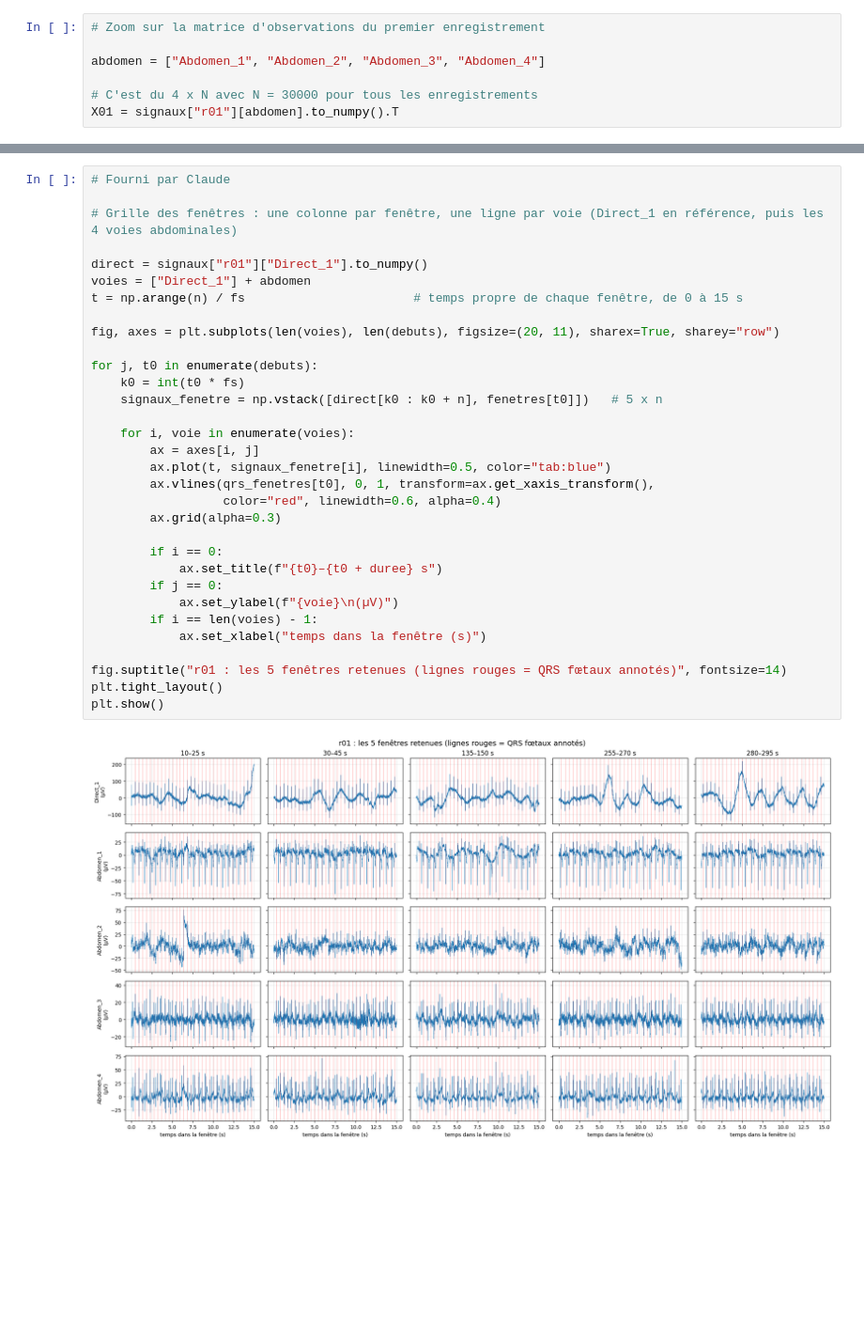
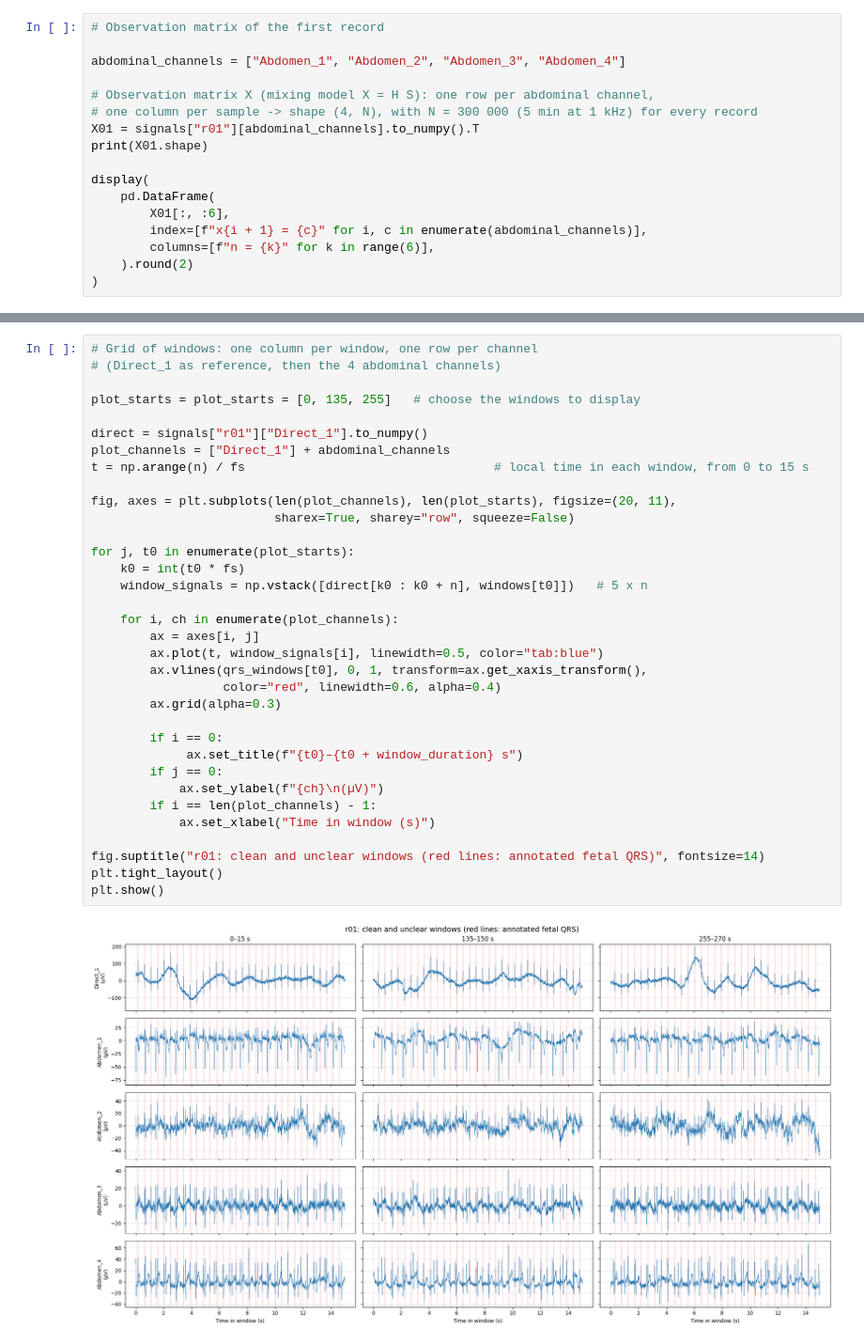
Before and after one commit to MorganSantalucia/Bio-Inspired-AI-project----Morgan-SANTALUCIA-Owen-LE-DILY, a Jupyter notebook: BSS Project.ipynb, the cells around one changed output, grey strips where cells are left out. Shown at 94% size. Cells and saved outputs as stored; diff of their text form; blank space fills up the shorter version.

```diff
--- a/BSS Project.ipynb
+++ b/BSS Project.ipynb
@@ -48,7 +50,17 @@ print(fs)
 # %%
-# Zoom sur la matrice d'observations du premier enregistrement
+# Observation matrix of the first record
 
-abdomen = ["Abdomen_1", "Abdomen_2", "Abdomen_3", "Abdomen_4"]
+abdominal_channels = ["Abdomen_1", "Abdomen_2", "Abdomen_3", "Abdomen_4"]
 
-# C'est du 4 x N avec N = 30000 pour tous les enregistrements
-X01 = signaux["r01"][abdomen].to_numpy().T
+# Observation matrix X (mixing model X = H S): one row per abdominal channel,
+# one column per sample -> shape (4, N), with N = 300 000 (5 min at 1 kHz) for every record
+X01 = signals["r01"][abdominal_channels].to_numpy().T
+print(X01.shape)
+
+display(
+    pd.DataFrame(
+        X01[:, :6],
+        index=[f"x{i + 1} = {c}" for i, c in enumerate(abdominal_channels)],
+        columns=[f"n = {k}" for k in range(6)],
+    ).round(2)
+)
@@ -112,34 +145,36 @@ for t0 in debuts:
 # %%
-# Fourni par Claude
+# Grid of windows: one column per window, one row per channel
+# (Direct_1 as reference, then the 4 abdominal channels)
 
-# Grille des fenêtres : une colonne par fenêtre, une ligne par voie (Direct_1 en référence, puis les 4 voies abdominales)
+plot_starts = plot_starts = [0, 135, 255]   # choose the windows to display
 
-direct = signaux["r01"]["Direct_1"].to_numpy()
-voies = ["Direct_1"] + abdomen
-t = np.arange(n) / fs                       # temps propre de chaque fenêtre, de 0 à 15 s
+direct = signals["r01"]["Direct_1"].to_numpy()
+plot_channels = ["Direct_1"] + abdominal_channels
+t = np.arange(n) / fs                                  # local time in each window, from 0 to 15 s
 
-fig, axes = plt.subplots(len(voies), len(debuts), figsize=(20, 11), sharex=True, sharey="row")
+fig, axes = plt.subplots(len(plot_channels), len(plot_starts), figsize=(20, 11),
+                         sharex=True, sharey="row", squeeze=False)
 
-for j, t0 in enumerate(debuts):
+for j, t0 in enumerate(plot_starts):
     k0 = int(t0 * fs)
-    signaux_fenetre = np.vstack([direct[k0 : k0 + n], fenetres[t0]])   # 5 x n
+    window_signals = np.vstack([direct[k0 : k0 + n], windows[t0]])   # 5 x n
 
-    for i, voie in enumerate(voies):
+    for i, ch in enumerate(plot_channels):
         ax = axes[i, j]
-        ax.plot(t, signaux_fenetre[i], linewidth=0.5, color="tab:blue")
-        ax.vlines(qrs_fenetres[t0], 0, 1, transform=ax.get_xaxis_transform(),
+        ax.plot(t, window_signals[i], linewidth=0.5, color="tab:blue")
+        ax.vlines(qrs_windows[t0], 0, 1, transform=ax.get_xaxis_transform(),
                   color="red", linewidth=0.6, alpha=0.4)
         ax.grid(alpha=0.3)
 
         if i == 0:
-            ax.set_title(f"{t0}–{t0 + duree} s")
+             ax.set_title(f"{t0}–{t0 + window_duration} s")
         if j == 0:
-            ax.set_ylabel(f"{voie}\n(µV)")
-        if i == len(voies) - 1:
-            ax.set_xlabel("temps dans la fenêtre (s)")
+            ax.set_ylabel(f"{ch}\n(µV)")
+        if i == len(plot_channels) - 1:
+            ax.set_xlabel("Time in window (s)")
 
-fig.suptitle("r01 : les 5 fenêtres retenues (lignes rouges = QRS fœtaux annotés)", fontsize=14)
+fig.suptitle("r01: clean and unclear windows (red lines: annotated fetal QRS)", fontsize=14)
 plt.tight_layout()
 plt.show()
 # %% [output]
-[figure, old version]
+[figure, new version]
```
Also changed, not shown: parts of 25 cells of this notebook.
